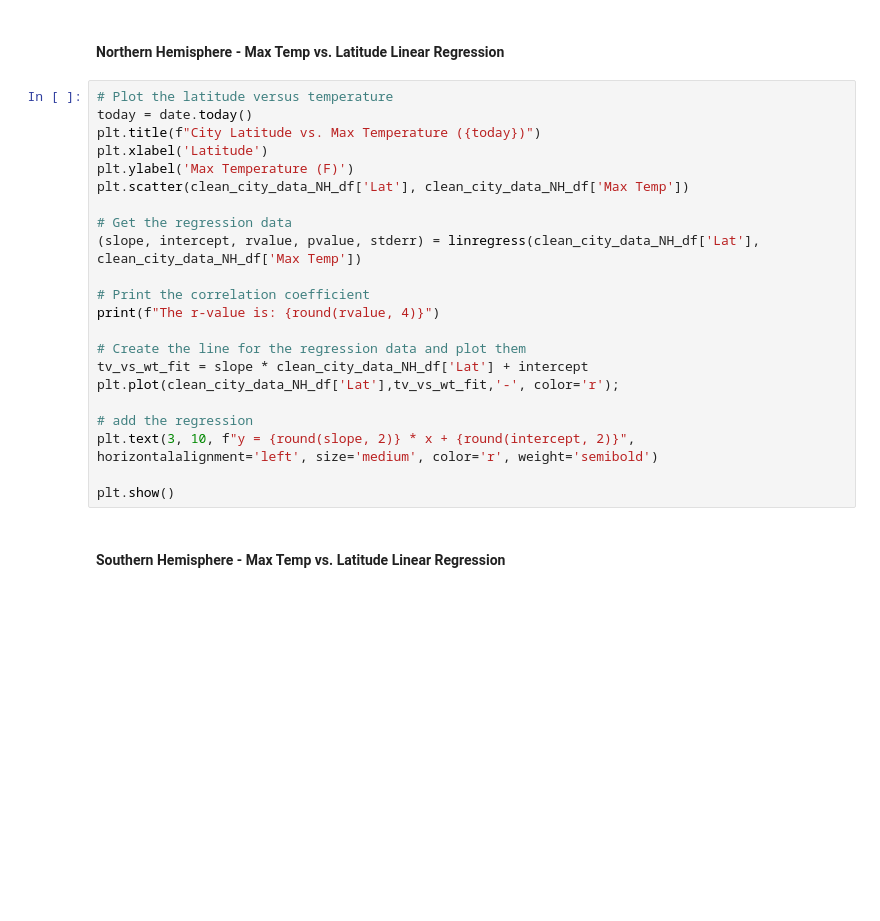
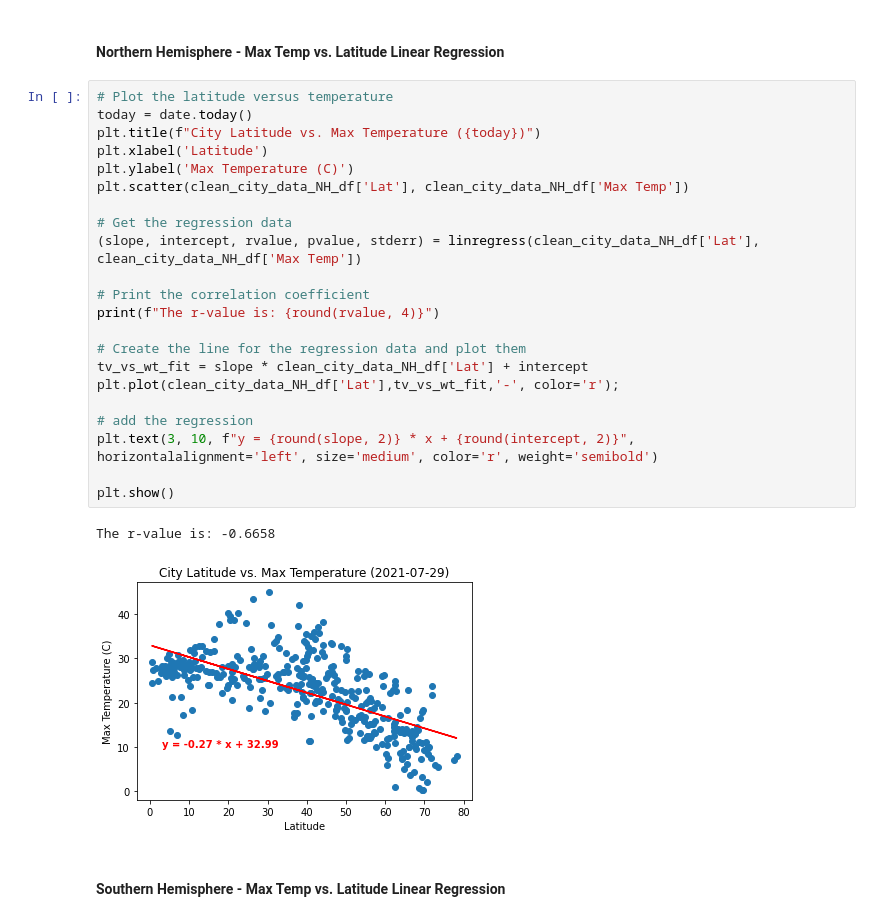
Before and after one commit to johnclos/python-api-challenge, a Jupyter notebook: WeatherPy/WeatherPy-mine.ipynb, the cells around one changed output. Cells and saved outputs as stored; diff of their text form; blank space fills up the shorter version.

```diff
--- a/WeatherPy/WeatherPy-mine.ipynb
+++ b/WeatherPy/WeatherPy-mine.ipynb
@@ -221,25 +273,28 @@ clean_city_data_SH_df = clean_city_data_df[clean_city_data_df['Lat'] < 0]
 # %%
 # Plot the latitude versus temperature
 today = date.today()
 plt.title(f"City Latitude vs. Max Temperature ({today})")
 plt.xlabel('Latitude')
-plt.ylabel('Max Temperature (F)')
+plt.ylabel('Max Temperature (C)')
 plt.scatter(clean_city_data_NH_df['Lat'], clean_city_data_NH_df['Max Temp'])
 
 # Get the regression data
 (slope, intercept, rvalue, pvalue, stderr) = linregress(clean_city_data_NH_df['Lat'], clean_city_data_NH_df['Max Temp'])
 
 # Print the correlation coefficient
 print(f"The r-value is: {round(rvalue, 4)}")
 
 # Create the line for the regression data and plot them
 tv_vs_wt_fit = slope * clean_city_data_NH_df['Lat'] + intercept
 plt.plot(clean_city_data_NH_df['Lat'],tv_vs_wt_fit,'-', color='r');
 
 # add the regression
 plt.text(3, 10, f"y = {round(slope, 2)} * x + {round(intercept, 2)}", horizontalalignment='left', size='medium', color='r', weight='semibold')
 
 plt.show()
+# %% [output]
+The r-value is: -0.6658
+[figure, added]
 # %% [markdown]
 ####  Southern Hemisphere - Max Temp vs. Latitude Linear Regression
 # %%
```
Also changed, not shown: parts of 16 cells of this notebook, 1 other file.
